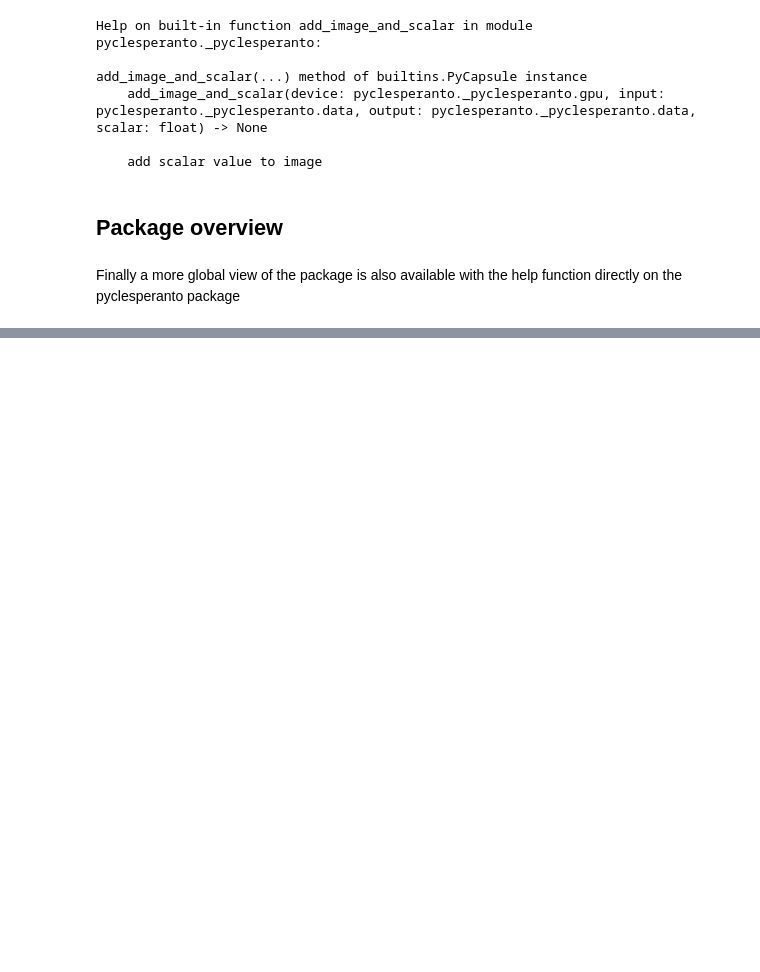
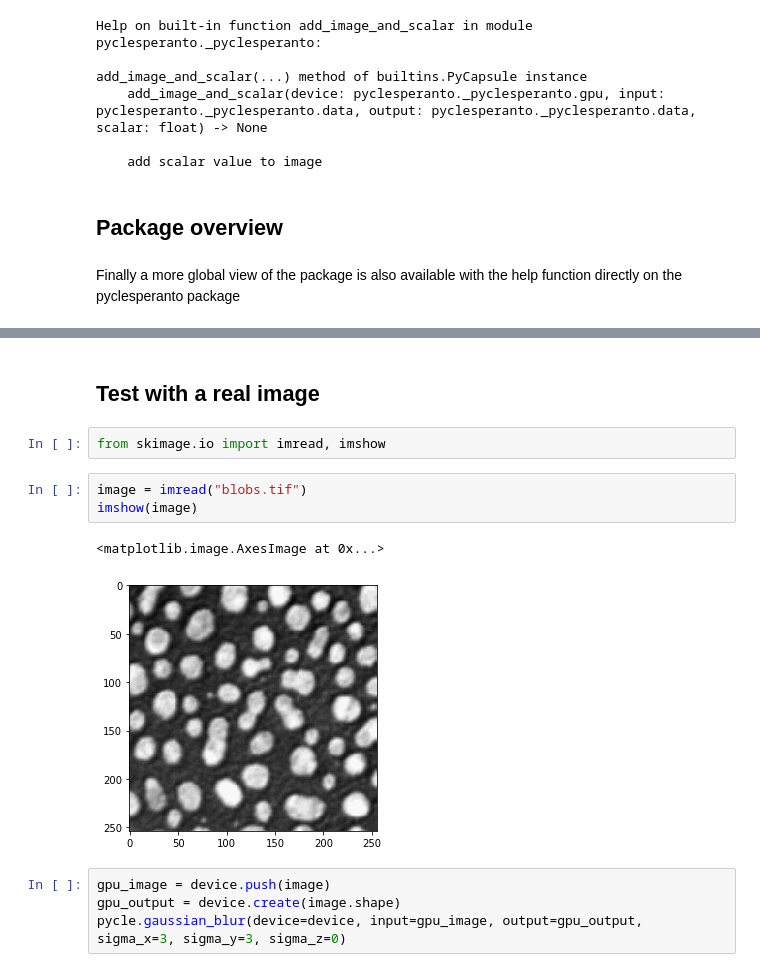
Before and after one commit to clEsperanto/pyclesperanto, a Jupyter notebook: demo/raw_c++_to_python_wrapper_API_example.ipynb, the cells around one changed output, grey strips where cells are left out. Cells and saved outputs as stored; diff of their text form; blank space fills up the shorter version.

```diff
--- a/demo/raw_c++_to_python_wrapper_API_example.ipynb
+++ b/demo/raw_c++_to_python_wrapper_API_example.ipynb
@@ -279,3 +279,17 @@ DESCRIPTION
 
 FILE
     /mnt/data/workspace/C++/clEsperanto/pyclesperanto/pyclesperanto/_pyclesperanto.cpython-39-x86_64-linux-gnu.so
+# %% [markdown]
+## Test with a real image
+# %%
+from skimage.io import imread, imshow
+# %%
+image = imread("blobs.tif")
+imshow(image)
+# %% [output]
+<matplotlib.image.AxesImage at 0x...>
+[figure, added]
+# %%
+gpu_image = device.push(image)
+gpu_output = device.create(image.shape)
+pycle.gaussian_blur(device=device, input=gpu_image, output=gpu_output, sigma_x=3, sigma_y=3, sigma_z=0)
```
Also changed, not shown: parts of 7 cells of this notebook, 1 other file.
